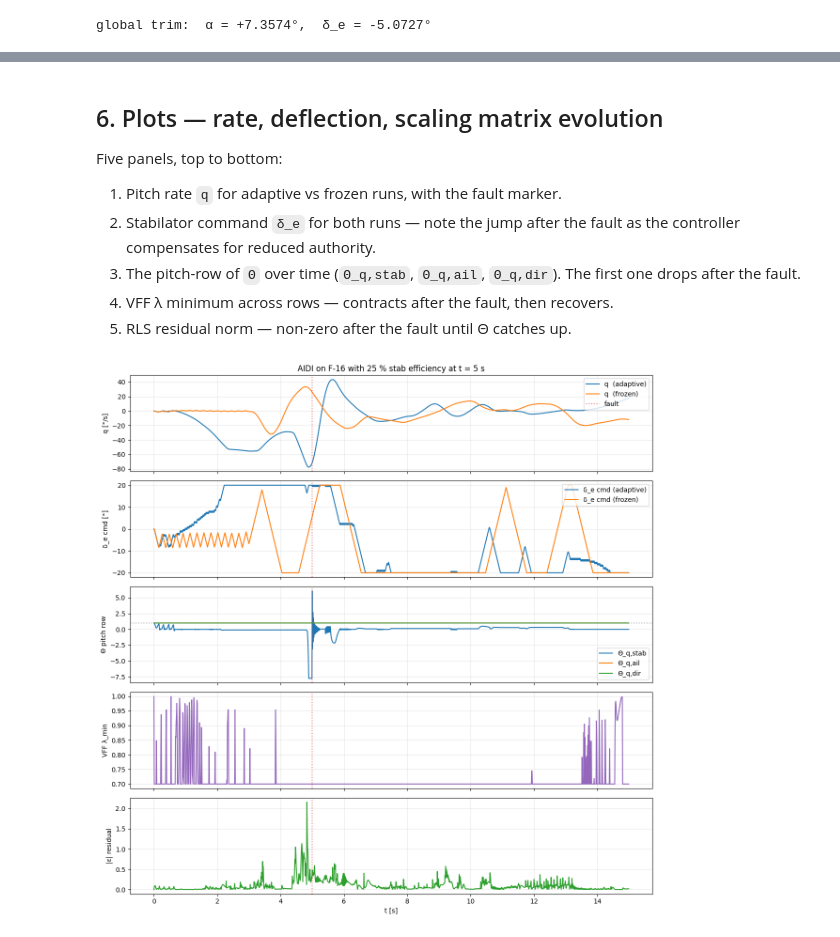
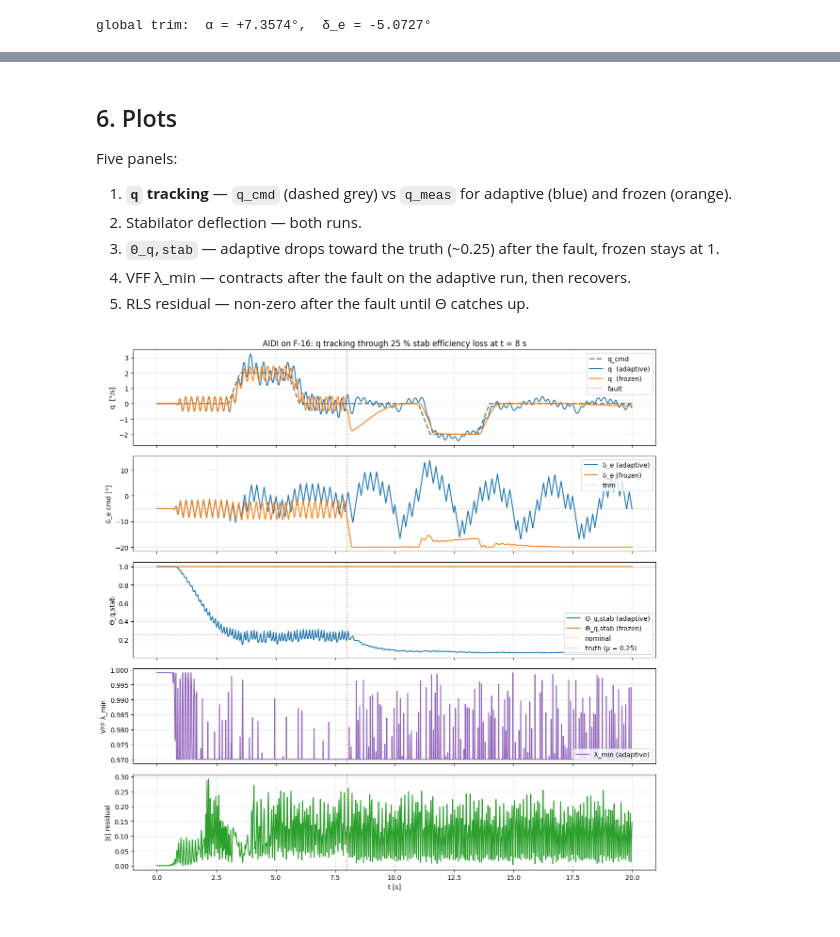
Before and after one commit to TensorAeroSpace/TensorAeroSpace, a Jupyter notebook: example/reinforcement_learning/example_aidi_damage_f16.ipynb, the cells around one changed output, grey strips where cells are left out. Saved outputs shown, nothing was run; the diff lists cells and outputs as text; code cells hidden in the pictures.

```diff
--- a/example/reinforcement_learning/example_aidi_damage_f16.ipynb
+++ b/example/reinforcement_learning/example_aidi_damage_f16.ipynb
@@ -52,23 +60,21 @@ def _trim_residual(z):
     x = np.array([alpha, 0.0, stab, 0.0])
     return list(f16_ode_long(x, np.array([stab]), 0.0, params)[:2])
 
-sol, _info, ier, msg = fsolve(
+sol, _info, ier, _ = fsolve(
     _trim_residual, x0=[math.radians(2.0), math.radians(-2.0)], full_output=True,
 )
-assert ier == 1, f'trim search failed: {msg}'
+assert ier == 1
 alpha_trim_rad, stab_trim_rad = float(sol[0]), float(sol[1])
 print(f'global trim:  α = {math.degrees(alpha_trim_rad):+.4f}°,  δ_e = {math.degrees(stab_trim_rad):+.4f}°')
 
 def make_env(damage_profile=None, n_steps: int = N_STEPS) -> NonlinearAngularF16:
     initial_state = np.zeros(14)
-    initial_state[0] = alpha_trim_rad         # alpha
-    initial_state[8] = stab_trim_rad          # stab actuator position
+    initial_state[0] = alpha_trim_rad        # alpha
+    initial_state[8] = stab_trim_rad         # stab actuator position
     return NonlinearAngularF16(
         initial_state=initial_state,
         number_time_steps=n_steps + 2,
-        dt=DT,
-        integrator='rk4',
-        airspeed=AIRSPEED,
+        dt=DT, integrator='rk4', airspeed=AIRSPEED,
         damage_profile=damage_profile,
     )
 # %% [output]
@@ -199,46 +239,50 @@ adaptive Θ at end (Θ[1,0] is pitch ⟵ stab):
 # %% [markdown]
-## 6. Plots — rate, deflection, scaling matrix evolution
+## 6. Plots
 
-Five panels, top to bottom:
+Five panels:
 
-1. Pitch rate `q` for adaptive vs frozen runs, with the fault marker.
-2. Stabilator command `δ_e` for both runs — note the jump after the fault as the controller compensates for reduced authority.
-3. The pitch-row of `Θ` over time (`Θ_q,stab`, `Θ_q,ail`, `Θ_q,dir`). The first one drops after the fault.
-4. VFF λ minimum across rows — contracts after the fault, then recovers.
-5. RLS residual norm — non-zero after the fault until Θ catches up.
+1. **`q` tracking** — `q_cmd` (dashed grey) vs `q_meas` for adaptive (blue) and frozen (orange).
+2. Stabilator deflection — both runs.
+3. `Θ_q,stab` — adaptive drops toward the truth (~0.25) after the fault, frozen stays at 1.
+4. VFF λ_min — contracts after the fault on the adaptive run, then recovers.
+5. RLS residual — non-zero after the fault until Θ catches up.
 # %%
 fig, axes = plt.subplots(5, 1, figsize=(12, 12), sharex=True)
 
-axes[0].plot(adaptive['t'], np.degrees(adaptive['q']), color='tab:blue',  label='q  (adaptive)')
-axes[0].plot(frozen  ['t'], np.degrees(frozen  ['q']), color='tab:orange', label='q  (frozen)')
+axes[0].plot(adaptive['t'], np.degrees(adaptive['q_cmd']), '--', color='tab:gray',
+             label='q_cmd', linewidth=2)
+axes[0].plot(adaptive['t'], np.degrees(adaptive['q']), color='tab:blue',
+             label='q  (adaptive)')
+axes[0].plot(frozen  ['t'], np.degrees(frozen  ['q']), color='tab:orange',
+             label='q  (frozen)')
 axes[0].axvline(FAULT_TIME, color='tab:red', linestyle=':', alpha=0.6, label='fault')
-axes[0].set_ylabel('q [°/s]'); axes[0].grid(alpha=0.3); axes[0].legend(loc='upper right')
-axes[0].set_title('AIDI on F-16 with 25 % stab efficiency at t = 5 s')
+axes[0].set_ylabel('q  [°/s]'); axes[0].grid(alpha=0.3); axes[0].legend(loc='upper right')
+axes[0].set_title('AIDI on F-16: q tracking through 25 % stab efficiency loss at t = 8 s')
 
-axes[1].plot(adaptive['t'], adaptive['stab'], color='tab:blue',   label='δ_e cmd (adaptive)')
-axes[1].plot(frozen  ['t'], frozen  ['stab'], color='tab:orange', label='δ_e cmd (frozen)')
+axes[1].plot(adaptive['t'], adaptive['stab'], color='tab:blue',   label='δ_e (adaptive)')
+axes[1].plot(frozen  ['t'], frozen  ['stab'], color='tab:orange', label='δ_e (frozen)')
+axes[1].axhline(math.degrees(stab_trim_rad), color='tab:gray', linestyle=':', alpha=0.5, label='trim')
 axes[1].axvline(FAULT_TIME, color='tab:red', linestyle=':', alpha=0.6)
 axes[1].set_ylabel('δ_e cmd [°]'); axes[1].grid(alpha=0.3); axes[1].legend(loc='upper right')
 
-# Pitch row of Θ — Θ[1, :] in (p, q, r) × (stab, ail, dir).
-theta_pitch = adaptive['theta'][:, 1, :]
-for j, label in enumerate(('Θ_q,stab', 'Θ_q,ail', 'Θ_q,dir')):
-    axes[2].plot(adaptive['t'], theta_pitch[:, j], label=label)
-axes[2].axhline(1.0, color='tab:gray', linestyle=':', alpha=0.6)
+axes[2].plot(adaptive['t'], adaptive['theta_q_stab'], color='tab:blue', label='Θ_q,stab (adaptive)')
+axes[2].plot(frozen  ['t'], frozen  ['theta_q_stab'], color='tab:orange', label='Θ_q,stab (frozen)')
+axes[2].axhline(1.0,  color='tab:gray', linestyle=':', alpha=0.5, label='nominal')
+axes[2].axhline(FAULT_MU, color='tab:red', linestyle=':', alpha=0.5, label='truth (μ = 0.25)')
 axes[2].axvline(FAULT_TIME, color='tab:red', linestyle=':', alpha=0.6)
-axes[2].set_ylabel('Θ pitch row'); axes[2].grid(alpha=0.3); axes[2].legend(loc='lower right')
+axes[2].set_ylabel('Θ_q,stab'); axes[2].grid(alpha=0.3); axes[2].legend(loc='lower right')
 
-axes[3].plot(adaptive['t'], adaptive['lambda_min'], color='tab:purple', label='λ_min')
+axes[3].plot(adaptive['t'], adaptive['lambda_min'], color='tab:purple', label='λ_min (adaptive)')
 axes[3].axvline(FAULT_TIME, color='tab:red', linestyle=':', alpha=0.6)
-axes[3].set_ylabel('VFF λ_min'); axes[3].grid(alpha=0.3)
+axes[3].set_ylabel('VFF λ_min'); axes[3].grid(alpha=0.3); axes[3].legend(loc='lower right')
 
 axes[4].plot(adaptive['t'], adaptive['residual'], color='tab:green', label='|ε|')
 axes[4].axvline(FAULT_TIME, color='tab:red', linestyle=':', alpha=0.6)
 axes[4].set_ylabel('|ε| residual'); axes[4].set_xlabel('t [s]'); axes[4].grid(alpha=0.3)
 
 plt.tight_layout(); plt.show()
 # %% [output]
-[figure, old version]
+[figure, new version]
 # %% [markdown]
 ## 7. Summary
 
```
Also changed, not shown: parts of 10 cells of this notebook.
